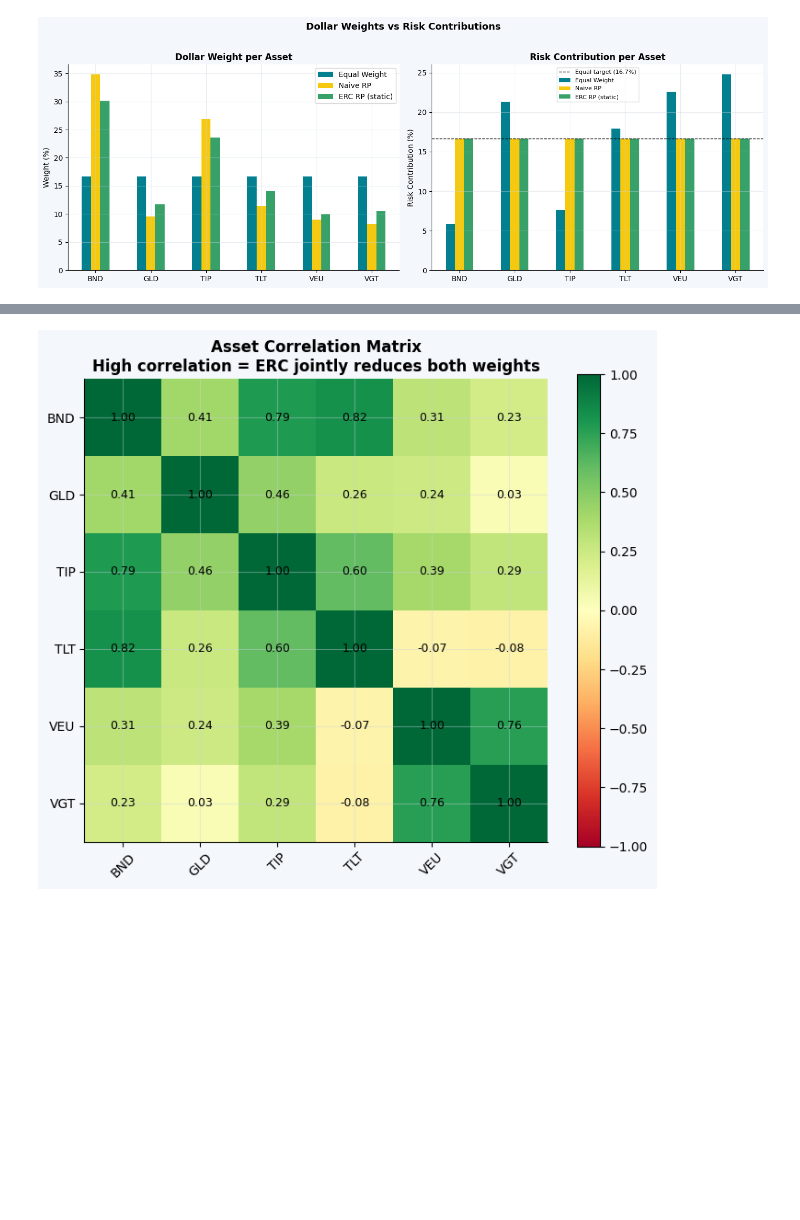
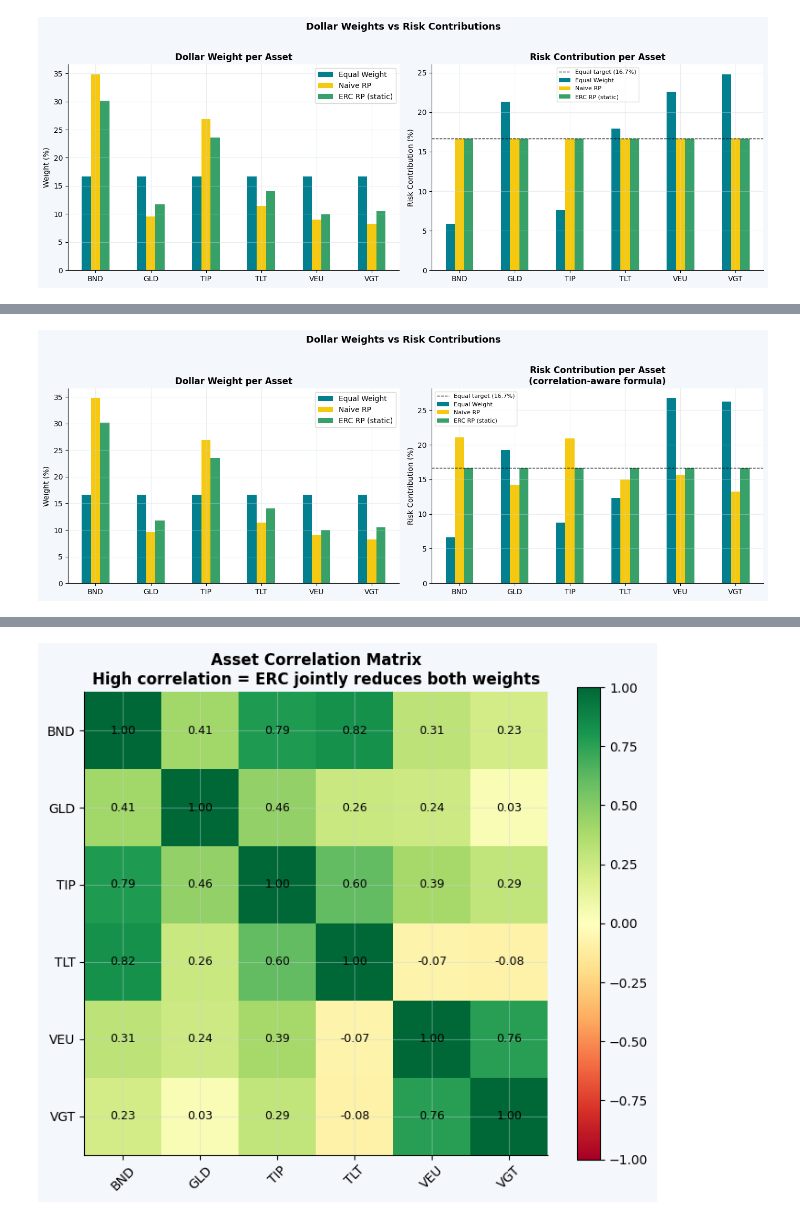
Before and after one commit to Anuj-Khadka/roboadvisor_research, a Jupyter notebook: src/models/03_risk_parity_model.ipynb, the cells around one changed output, grey strips where cells are left out. Drawn from its saved outputs; the diff is of its cells as text; code cells hidden in the pictures; blank space fills up the shorter version.

```diff
--- a/src/models/03_risk_parity_model.ipynb
+++ b/src/models/03_risk_parity_model.ipynb
@@ -551,0 +621,83 @@ plt.show()
+# %%
+# ── Cell 12: Weight Allocation vs Risk Contribution ──────────────────────────
+# Left chart: what percentage each asset gets in terms of dollars
+# Right chart: what percentage each asset contributes in terms of risk
+# ERC makes the right chart equal — the left chart will not be equal
+#
+# IMPORTANT: Risk contributions are computed using the FULL covariance-aware
+# formula, not the simplified diagonal approximation.
+# Correct formula: RC_i = w_i * (Σw)_i / σ_p
+# The simplified version (w_i * σ_i) ignores correlations between assets
+# and overstates risk contributions for correlated pairs.
+# Source: Maillard, Roncalli & Teiletche (2010), Journal of Portfolio Management
+
+def compute_risk_contributions(weights_series, cov_matrix):
+    """
+    Compute each asset's percentage risk contribution using the
+    full covariance-aware marginal risk formula.
+
+    RC_i = w_i * (Σw)_i / σ_p  (Euler decomposition)
+
+    This correctly accounts for cross-asset correlations.
+    Returns risk contributions as percentages summing to 100.
+    """
+    w   = weights_series.values
+    cov = cov_matrix.values
+    portfolio_vol    = np.sqrt(w @ cov @ w)
+    marginal_risk    = (cov @ w) / portfolio_vol      # ∂σ_p / ∂w_i
+    risk_contrib     = w * marginal_risk               # RC_i = w_i * ∂σ_p / ∂w_i
+    risk_contrib_pct = risk_contrib / risk_contrib.sum() * 100
+    return pd.Series(risk_contrib_pct, index=weights_series.index)
+
+
+# Use full covariance matrix from the complete return history
+covariance_full = rets.cov()
+
+# Compute correlation-aware risk contributions for each strategy
+equal_weight_rc = compute_risk_contributions(equal_weights,      covariance_full)
+naive_rp_rc     = compute_risk_contributions(naive_weights,      covariance_full)
+erc_static_rc   = compute_risk_contributions(erc_weights_static, covariance_full)
+
+fig, axes = plt.subplots(1, 2, figsize=(14, 5))
+
+# ── Left: dollar weight allocation ───────────────────────────────────────────
+ax = axes[0]
+weight_comparison = pd.DataFrame({
+    "Equal Weight"    : equal_weights * 100,
+    "Naive RP"        : naive_weights * 100,
+    "ERC RP (static)" : erc_weights_static * 100,
+})
+weight_comparison.plot(kind="bar", ax=ax,
+                       color=["#028090", "#F6C90E", "#38A169"])
+ax.set_title("Dollar Weight per Asset", fontweight="bold")
+ax.set_ylabel("Weight (%)")
+ax.set_xlabel("")
+ax.tick_params(axis="x", rotation=0)
+
+# ── Right: risk contribution (correlation-aware) ──────────────────────────────
+ax = axes[1]
+risk_contribution_comparison = pd.DataFrame({
+    "Equal Weight"    : equal_weight_rc,
+    "Naive RP"        : naive_rp_rc,
+    "ERC RP (static)" : erc_static_rc,
+})
+risk_contribution_comparison.plot(kind="bar", ax=ax,
+                                   color=["#028090", "#F6C90E", "#38A169"])
+ax.axhline(100 / N, color="black", linewidth=1, linestyle="--",
+           label=f"Equal target ({100/N:.1f}%)")
+ax.set_title("Risk Contribution per Asset\n(correlation-aware formula)", fontweight="bold")
+ax.set_ylabel("Risk Contribution (%)")
+ax.set_xlabel("")
+ax.tick_params(axis="x", rotation=0)
+ax.legend(fontsize=8)
+
+fig.suptitle("Dollar Weights vs Risk Contributions",
+             fontsize=13, fontweight="bold", y=1.02)
+plt.tight_layout()
+plt.show()
+
+# ── Verification: ERC contributions should all be ~16.7% ─────────────────────
+print("ERC static risk contributions (should all be ~{:.1f}%):".format(100/N))
+print(erc_static_rc.round(2).to_string())
+# %% [output]
+[figure, added]
```
Also changed, not shown: parts of 12 cells of this notebook, 3 other files.
